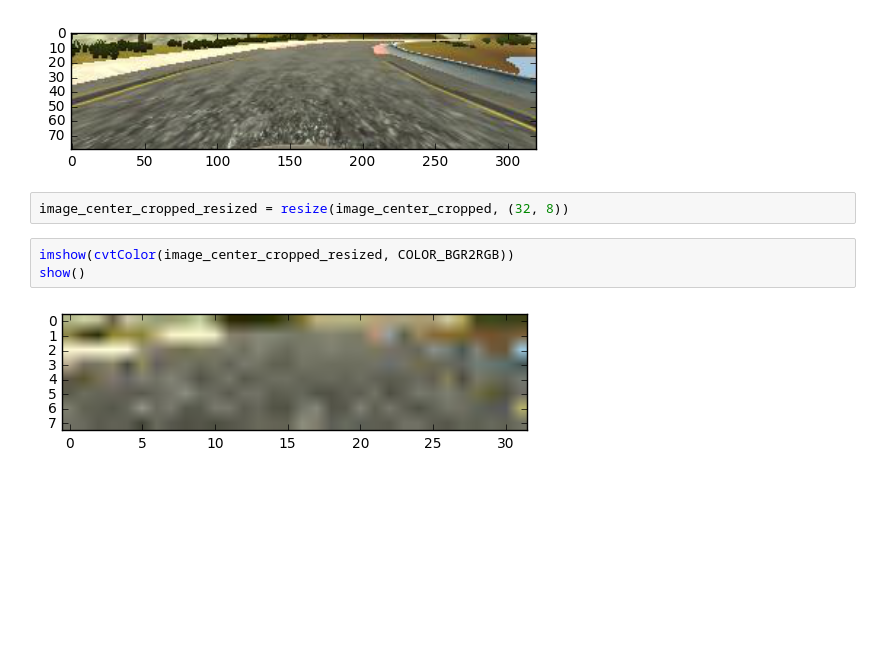
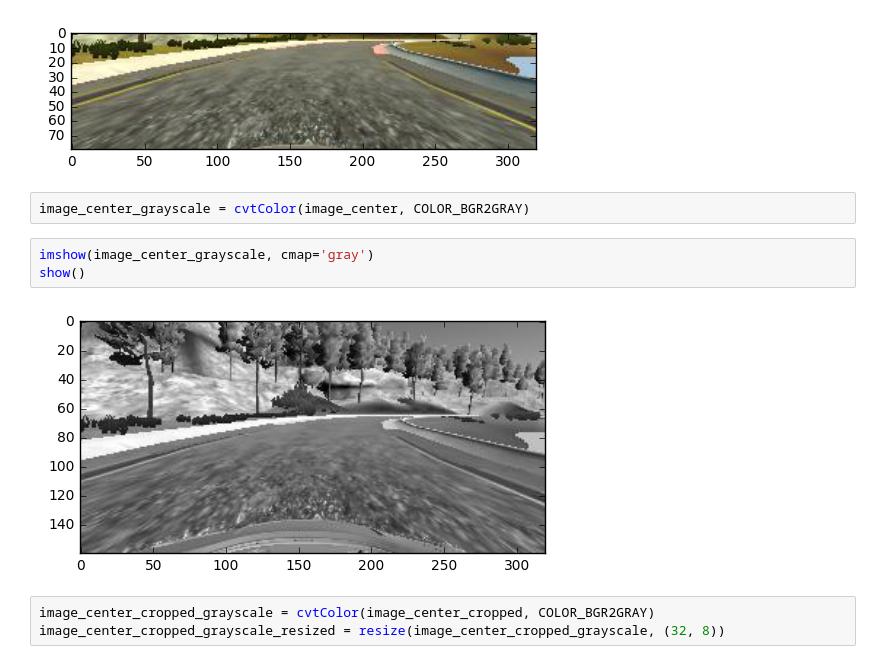
Before and after one commit to AmadeusQQ/behavioral-cloning, a Jupyter notebook: notebook.ipynb, the cells around one changed output. Drawn from its saved outputs; the diff is of its cells as text; blank space fills up the shorter version.

Commit message:
Set image to grayscale

```diff
--- a/notebook.ipynb
+++ b/notebook.ipynb
@@ -92,10 +92,13 @@ imshow(cvtColor(image_center_cropped, COLOR_BGR2RGB))
 show()
 # %% [output]
 [figure]
-# %%
-image_center_cropped_resized = resize(image_center_cropped, (32, 8))
-# %%
-imshow(cvtColor(image_center_cropped_resized, COLOR_BGR2RGB))
-show()
-# %% [output]
-[figure, removed]
+# %%
+image_center_grayscale = cvtColor(image_center, COLOR_BGR2GRAY)
+# %%
+imshow(image_center_grayscale, cmap='gray')
+show()
+# %% [output]
+[figure, added]
+# %%
+image_center_cropped_grayscale = cvtColor(image_center_cropped, COLOR_BGR2GRAY)
+image_center_cropped_grayscale_resized = resize(image_center_cropped_grayscale, (32, 8))
```
Also changed, not shown: parts of 2 cells of this notebook.
